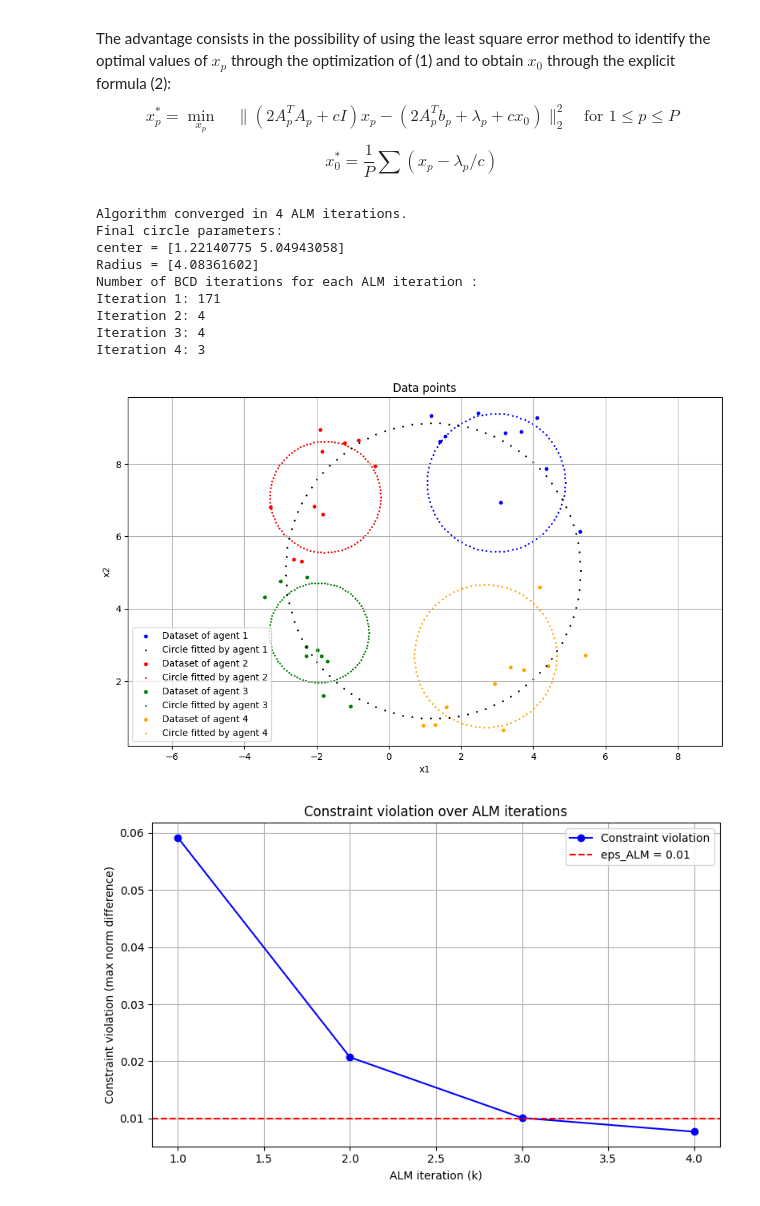
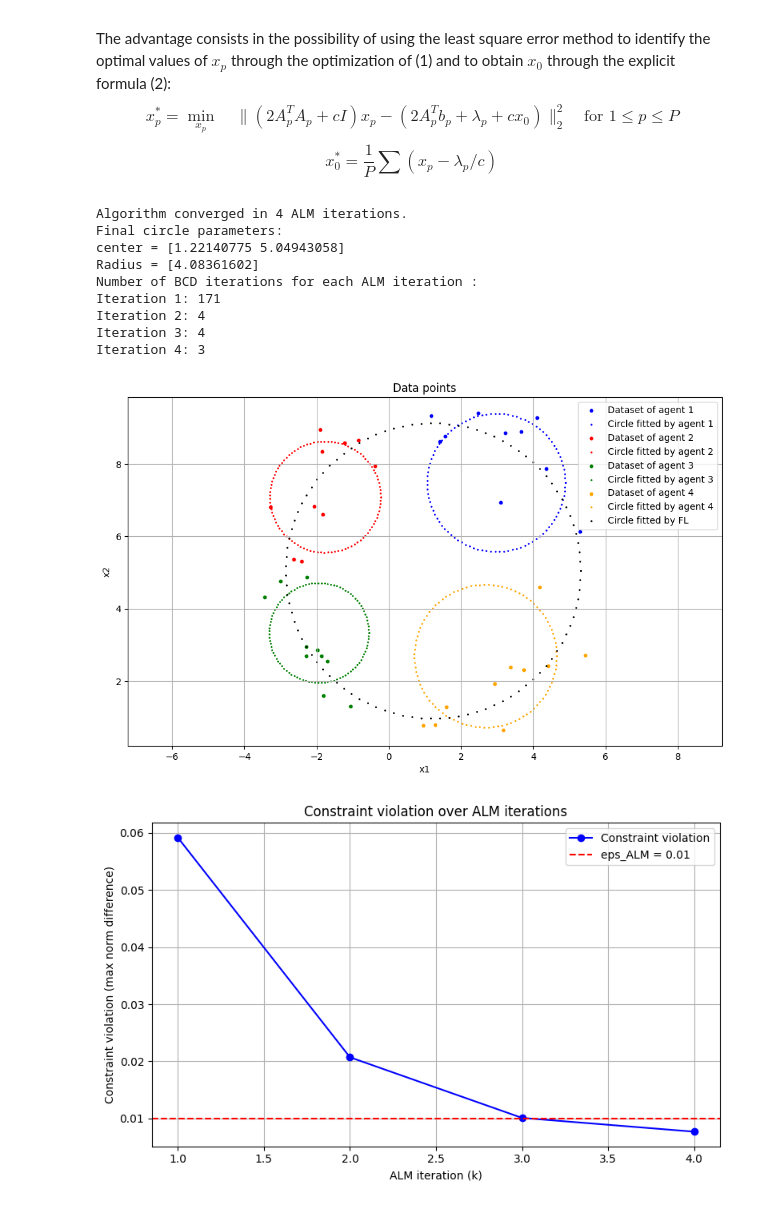
Before and after one commit to Matteo7100/OA-project, a Jupyter notebook: project_notebook.ipynb, the cells around one changed output. Cells and saved outputs as stored; diff of their text form; code cells hidden in the pictures.

```diff
--- a/project_notebook.ipynb
+++ b/project_notebook.ipynb
@@ -630,6 +630,8 @@ plt.axis("equal")
 plt.grid()
 plt.tight_layout()
 plt.title("Data points")
+
+
 
 class agent:
     def __init__(self, id, data_points,color):
@@ -649,7 +651,7 @@ class server:
         self.color = "black"
 
     def plot(self, plt):
-        u_0, u_1, u_2 = self.x_0.flatten() # Flatten for easy access
+        u_0, u_1, u_2 = self.x_0.flatten()
         x_center = -u_1
         y_center = -u_2
         R = np.sqrt(x_center**2 + y_center**2 + u_0)
@@ -657,7 +659,7 @@ class server:
         x_circle = x_center + R * np.cos(theta)
         y_circle = y_center + R * np.sin(theta)
         plt.scatter(x_circle, y_circle, color=self.color, label=f"Circle fitted by FL", s=1)
-
+        plt.legend()
 
 
 agents = []
@@ -669,8 +671,6 @@ agents.append(agent(4, np.load("dataset4.npy"), "orange"))
 for agent in agents:
     plt.scatter(agent.data_points[0], agent.data_points[1], color=agent.color, label=f"Dataset of agent {agent.id}", s=10)
     plt.scatter(agent.x_circle, agent.y_circle, color=agent.color, label=f"Circle fitted by agent {agent.id}", s=1)
-
-plt.legend(loc='lower left')
 
 server = server()
 
@@ -739,7 +739,7 @@ while any(diff > eps_ALM for diff in diff_ALM):
     max_diff_ALM = max(diff_ALM)
     constr_viol.append(max_diff_ALM)
 
-# At this point we have the solution stre in server.x_0 and it corresponds to y and the coordinates of the center of the circle
+# At this point we have the solution in server.x_0 and it corresponds to y and the coordinates of the center of the circle
 server.plot(plt)
 
 print(f"Algorithm converged in {k-1} ALM iterations.")
@@ -762,9 +762,8 @@ plt.legend()
 plt.tight_layout()
 plt.show()
 
-# === Plot lambda evolution for each agent in a 2x2 grid ===
 fig, axs = plt.subplots(2, 2, figsize=(12, 8))
-axs = axs.ravel()  # Flatten to easily index [0..3]
+axs = axs.ravel()
 
 for i, agent_lambda in enumerate(lambda_history):
     lambdas = np.hstack(agent_lambda)  # shape: (3, num_iterations)
@@ -772,33 +771,33 @@ for i, agent_lambda in enumerate(lambda_history):
 
     # Plot individual λ components
     axs[i].plot(iterations, lambdas[0, :], label=r'$\lambda_0$', color='tab:blue', alpha=0.6)
     axs[i].plot(iterations, lambdas[1, :], '--', label=r'$\lambda_1$', color='tab:orange', alpha=0.6)
     axs[i].plot(iterations, lambdas[2, :], ':', label=r'$\lambda_2$', color='tab:green', alpha=0.6)
 
     # Plot λ norm
     lambda_norm = [np.linalg.norm(l) for l in agent_lambda]
     axs[i].plot(iterations, lambda_norm, label=r"$\|\lambda\|_2$", color='tab:red', linewidth=2)
 
     # Titles and labels
     axs[i].set_title(f"Agent {i+1}")
     axs[i].set_xlabel("ALM iteration (k)")
     axs[i].set_ylabel(r"$\lambda$ values")
     axs[i].grid(True)
     axs[i].legend()
 
 plt.suptitle("Evolution of Lagrange Multipliers (λ) for Each Agent", fontsize=14)
 plt.tight_layout(rect=[0, 0, 1, 0.96])
 plt.show()
 # %% [output]
 Algorithm converged in 4 ALM iterations.
 Final circle parameters:
 center = [1.22140775 5.04943058]
 Radius = [4.08361602]
 Number of BCD iterations for each ALM iteration :
 Iteration 1: 171
 Iteration 2: 4
 Iteration 3: 4
 Iteration 4: 3
-[figure, old version]
+[figure, new version]
 [figure]
 [figure]
```
Also changed, not shown: parts of 2 cells of this notebook.
